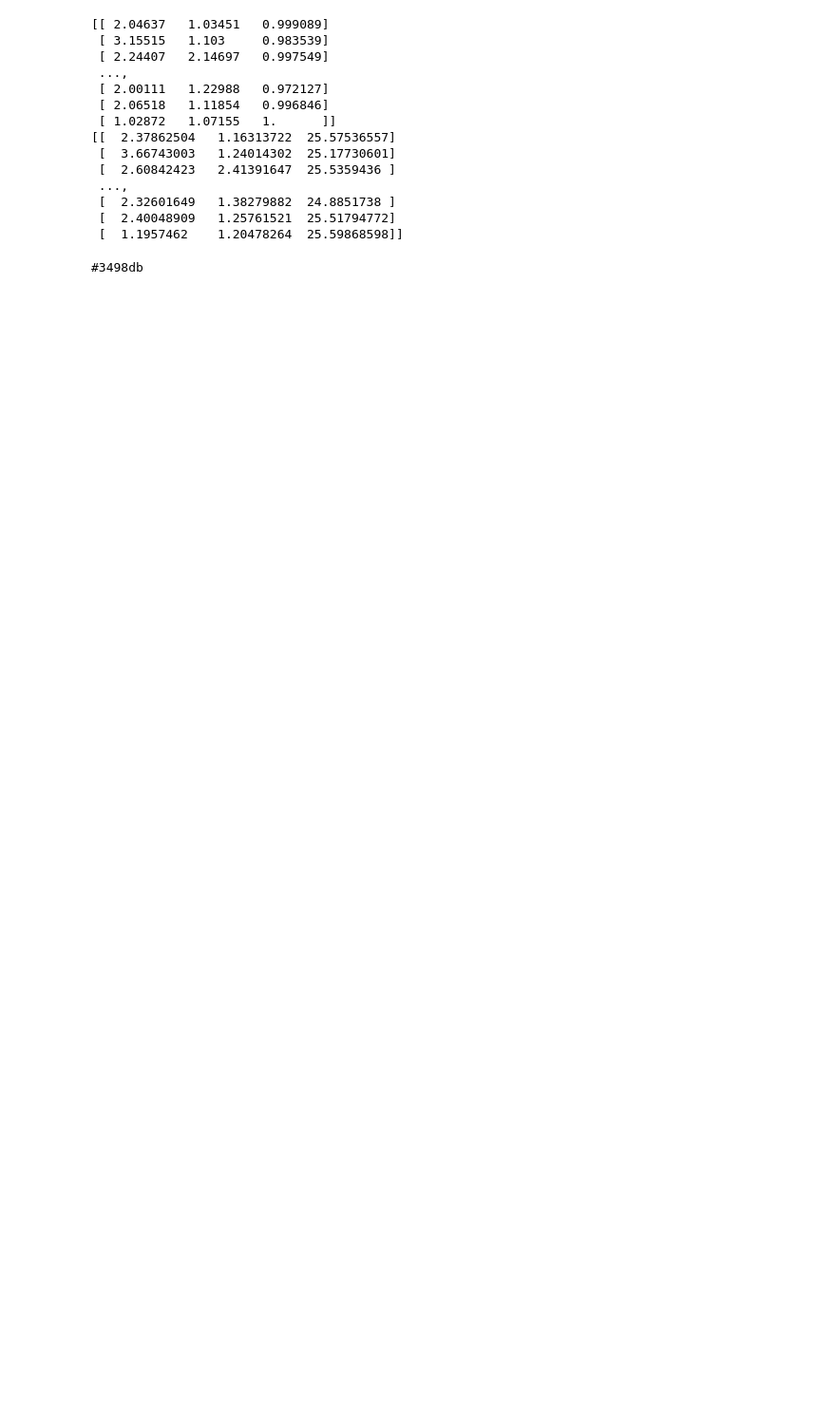
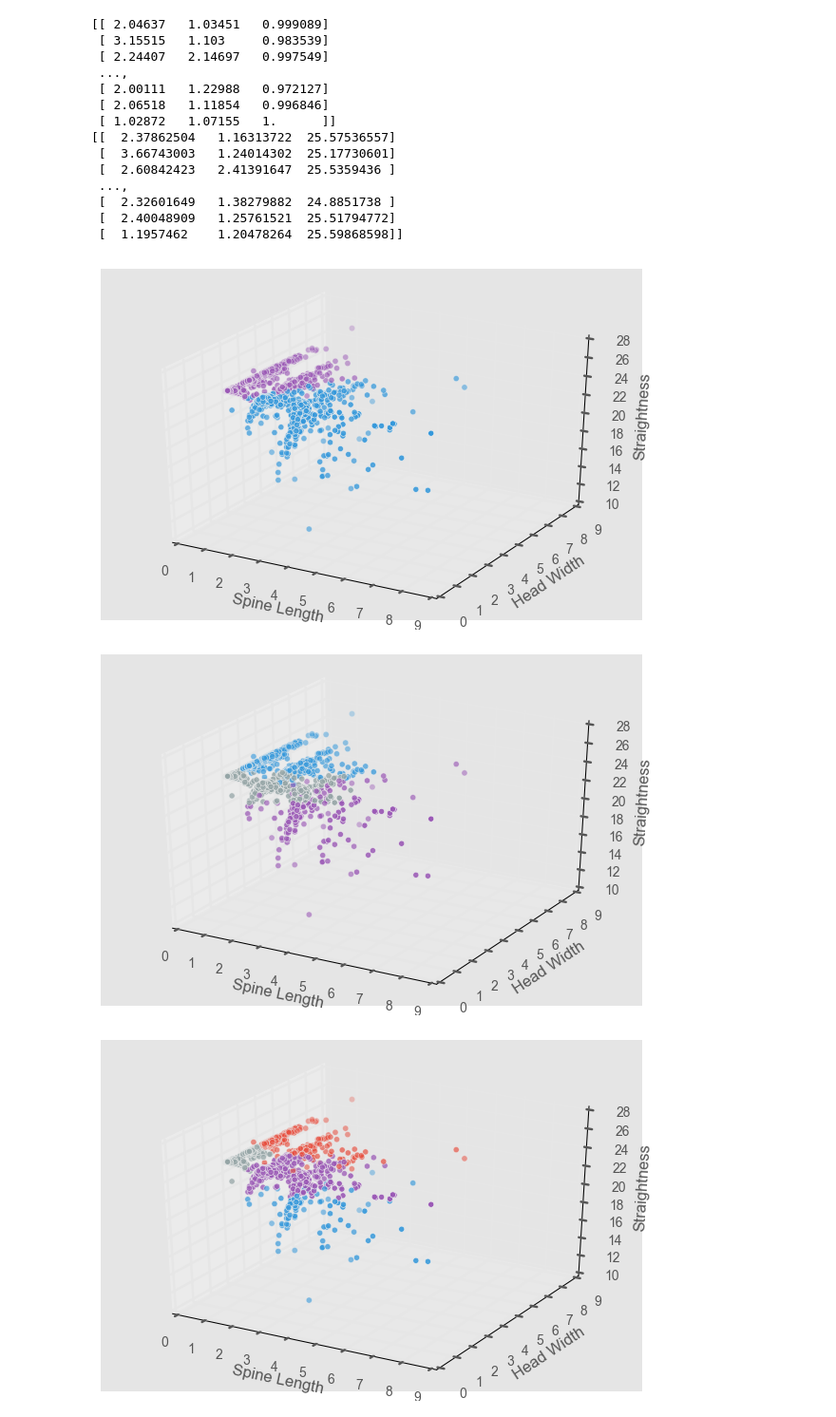
Before and after one commit to nikiluk/signalife-moo-spine-analysis, a Jupyter notebook: clustering.ipynb, the cells around one changed output. Shown at 95% size. Drawn from its saved outputs; the diff is of its cells as text; code cells hidden in the pictures; blank space fills up the shorter version.

Commit message:
cluster plotting

```diff
--- a/clustering.ipynb
+++ b/clustering.ipynb
@@ -33,8 +33,6 @@ clusteringRawInput = mergedSpineDFMetaNormalApical[["Spine Length, um","Head Wid
 print(clusteringRawInput)
 whitened = scipy.cluster.vq.whiten(clusteringRawInput)
 print(whitened)
-
-initial, clusters = scipy.cluster.vq.kmeans2(whitened, 3, 1000)
 # %% [output]
 [[ 2.04637   1.03451   0.999089]
  [ 3.15515   1.103     0.983539]
@@ -53,29 +51,38 @@ initial, clusters = scipy.cluster.vq.kmeans2(whitened, 3, 1000)
 # %%
 from mpl_toolkits.mplot3d import Axes3D
 %matplotlib inline
 import random
 
+kclusters = 3
+def plotclusters(whitened,kclusters):
+    #plot clustering results on the scatterplot
 
-fig = plt.figure()
-ax = fig.add_subplot(111, projection='3d')
+    centroids, clusters = scipy.cluster.vq.kmeans2(whitened, kclusters, 1000)
 
-x = whitened[:,0]
-y = whitened[:,1]
-z = whitened[:,2]
+    fig = plt.figure()
+    ax = fig.add_subplot(111, projection='3d')
 
-flatui = ["#9b59b6", "#3498db", "#95a5a6", "#e74c3c", "#34495e", "#2ecc71"]
+    x = whitened[:,0]
+    y = whitened[:,1]
+    z = whitened[:,2]
 
-#for cluster in clusters:
-    #colors[cluster] = flatui[int(clusters[cluster])]
+    flatui = ["#9b59b6", "#3498db", "#95a5a6", "#e74c3c", "#34495e", "#2ecc71"]
+    colors = []
 
-ax.scatter(x, y, z, c=colors, marker='o')
+    for index, cluster in enumerate(clusters):
+        colors.append(flatui[int(cluster)])
 
-ax.set_xlabel('Spine Length')
-ax.set_ylabel('Head Width')
-ax.set_zlabel('Straightness')
+    ax.scatter(x, y, z, c=colors, marker='o')
 
-plt.savefig("3dscatter.png")
+    ax.set_xlabel('Spine Length')
+    ax.set_ylabel('Head Width')
+    ax.set_zlabel('Straightness')
 
-print(colors)
+    plt.savefig("3dscatter-k"+str(kclusters)+".png")
+
+for kclusters in range(2,6):
+    plotclusters(whitened,kclusters)
 # %% [output]
-#3498db
+[figure, added]
+[figure, added]
+[figure, added]
```
Also changed, not shown: parts of 1 cell of this notebook.
